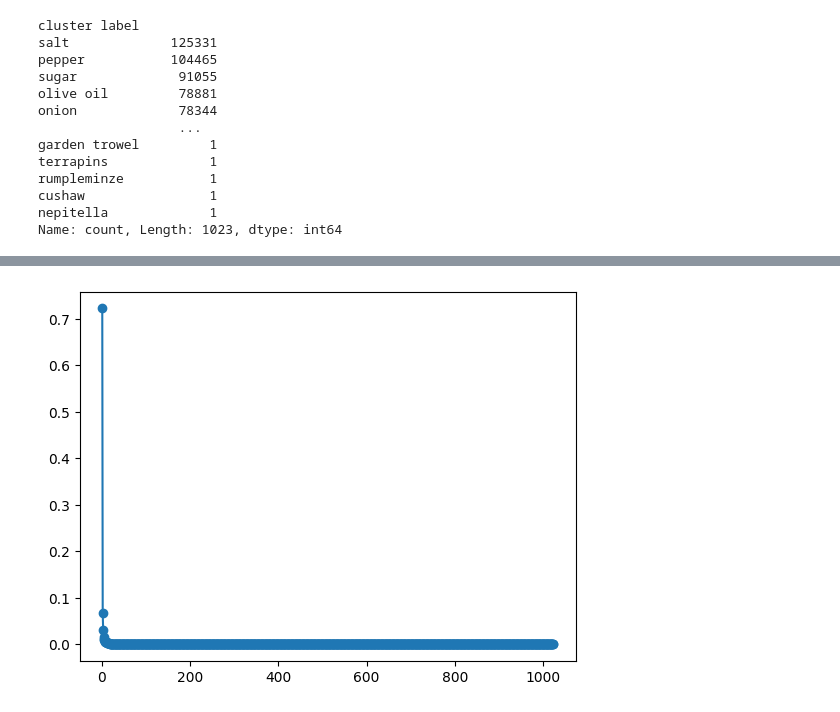
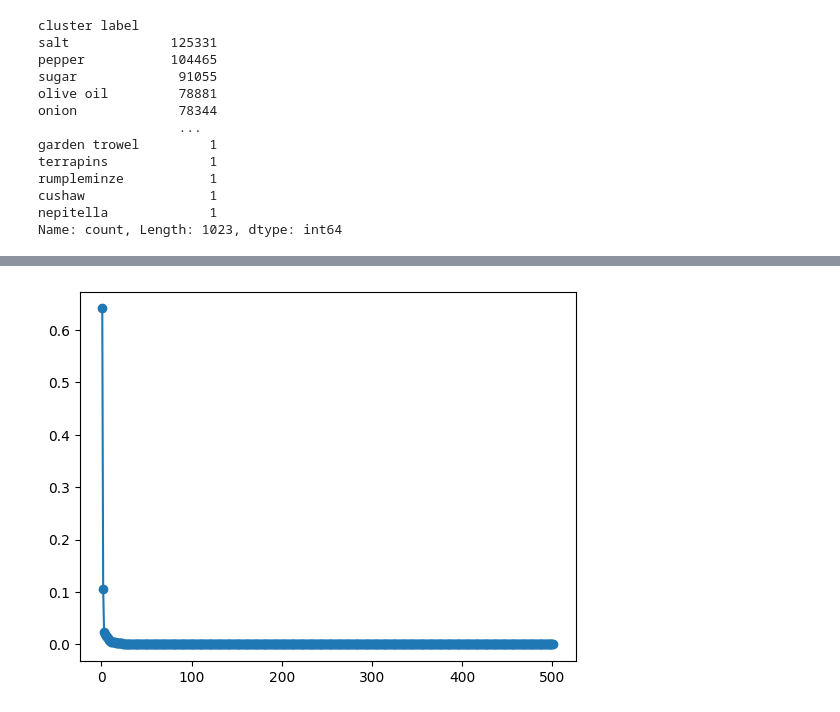
Before and after one commit to Hugosh71/Projet_Mangetamain, a Jupyter notebook: notebooks/EDA_Andrew.ipynb, the cells around one changed output, grey strips where cells are left out. Cells and saved outputs as stored; diff of their text form; code cells hidden in the pictures.

Commit message:
Exploration ingredients V3

```diff
--- a/notebooks/EDA_Andrew.ipynb
+++ b/notebooks/EDA_Andrew.ipynb
@@ -257,7 +288,16 @@ ingredients_df['cluster label'].value_counts().hist(bins=50)
 <Axes: >
 [figure]
 # %%
-temp = pd.DataFrame(recipes['ingredients'].apply(ast.literal_eval).explode())
-temp["id_recipe"] = temp.index.to_list()
-ingredients_df = pd.merge(temp, ingredients_df, left_on="ingredients", right_on="name")
+# On ajoute les étiquettes de clusters aux recettes
+ingredients_by_recipe = pd.DataFrame(
+	recipes['ingredients'].apply(ast.literal_eval).explode()
+)
+ingredients_by_recipe["id_recipe"] = ingredients_by_recipe.index.to_list()
+
+ingredients_by_recipe = pd.merge(
+	ingredients_by_recipe,
+	ingredients_df,
+	left_on="ingredients",
+	right_on="name"
+)
 # %%
@@ -276,19 +317,35 @@ rumpleminze           1
 cushaw                1
 nepitella             1
 Name: count, Length: 1023, dtype: int64
+# %%
+# Suppression dans ingrédients_by_recipe des ingrédients dont les clusters sont trop petits
+min_cluster_size = 50
+cluster_sizes = ingredients_by_recipe['cluster label'].value_counts()
+large_clusters = cluster_sizes[cluster_sizes >= min_cluster_size].index
+ingredients_by_recipe = ingredients_by_recipe[
+	ingredients_by_recipe['cluster label'].isin(large_clusters)
+]
+
+# Suppression dans cluster_labels des clusters trop petits
+cluster_labels = cluster_labels[
+    cluster_labels['cluster label'].isin(large_clusters)
+]
+
+# numéroter les lignes de 1 à len(cluster_labels) dans l'ordre des lignes, sans modifier l'index
+cluster_labels['cluster'] = np.arange(1, len(cluster_labels) + 1)
 # %%
 cooc = np.zeros((len(cluster_labels), len(cluster_labels)), int)
 index_map = {label: i for i, label in enumerate(cluster_labels["cluster label"])}
 
 for recipe in range(len(recipes)):
 
-    ings_recipe = ingredients_df.loc[ingredients_df["id_recipe"]==recipe, "cluster label"]
+    ings_recipe = ingredients_by_recipe.loc[ingredients_by_recipe["id_recipe"]==recipe, "cluster label"]
 
     for i, ing_recipe_h in enumerate(ings_recipe):
         for j, ing_recipe_v in enumerate(ings_recipe):
             cooc[index_map[ing_recipe_h], index_map[ing_recipe_v]] += 1
 
-# cooc = cooc / cooc.sum(axis=0, keepdims=True)
+log_cooc = np.log1p(cooc)
 # %%
 from sklearn.decomposition import PCA
 from sklearn.preprocessing import StandardScaler
@@ -319,10 +376,8 @@ plt.show()
 # %%
 pca = PCA()
-pca = pca.fit(np.log1p(cooc))
-
-
+pca = pca.fit(log_cooc)
 
 plt.plot(range(1, len(pca.explained_variance_ratio_)+1), pca.explained_variance_ratio_, marker="o")
 n_axes = np.sum(pca.explained_variance_ratio_ > 1/len(cluster_labels))
 # %% [output]
-[figure, old version]
+[figure, new version]
```
Also changed, not shown: parts of 14 cells of this notebook, 2 other files.
